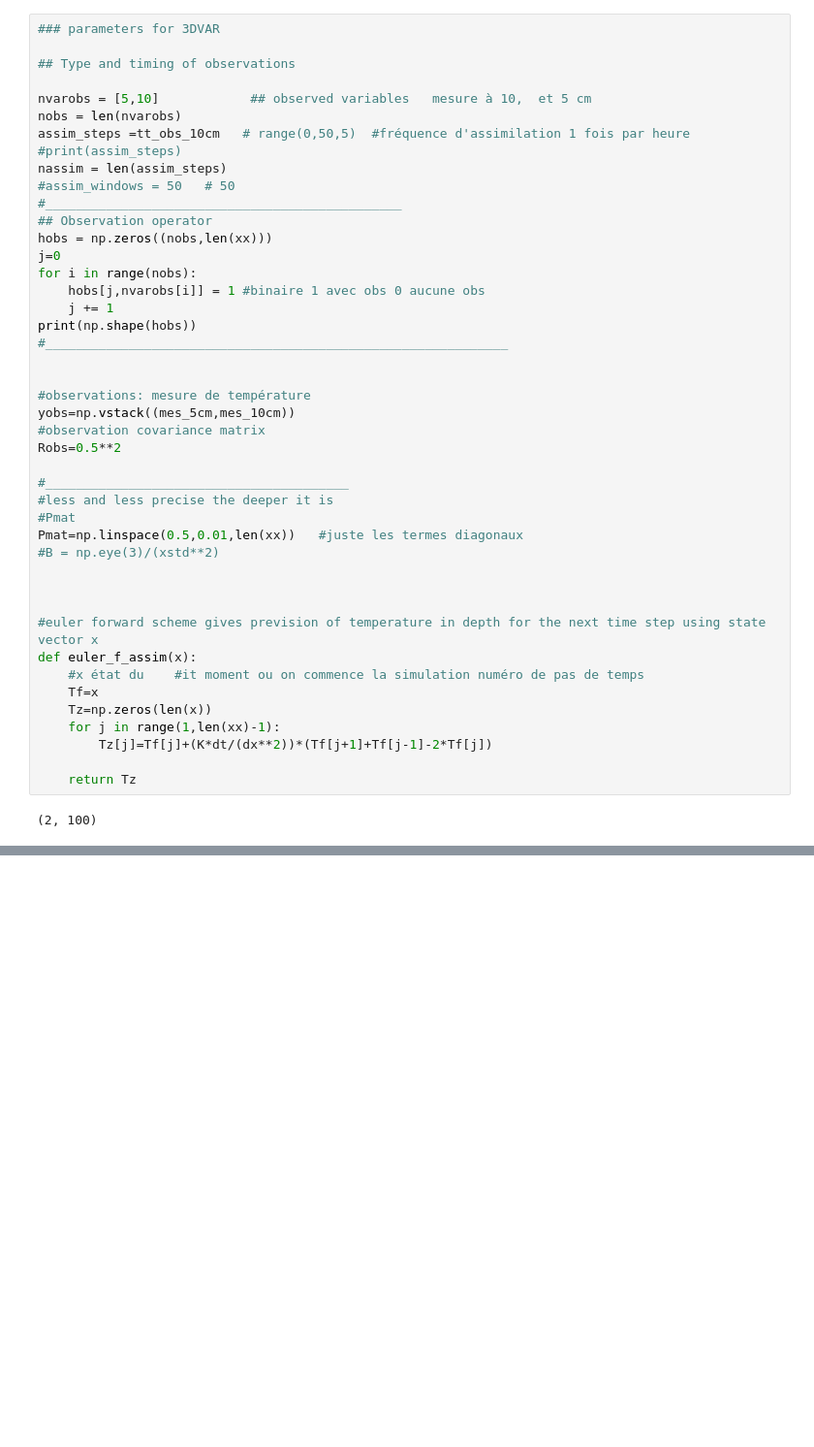
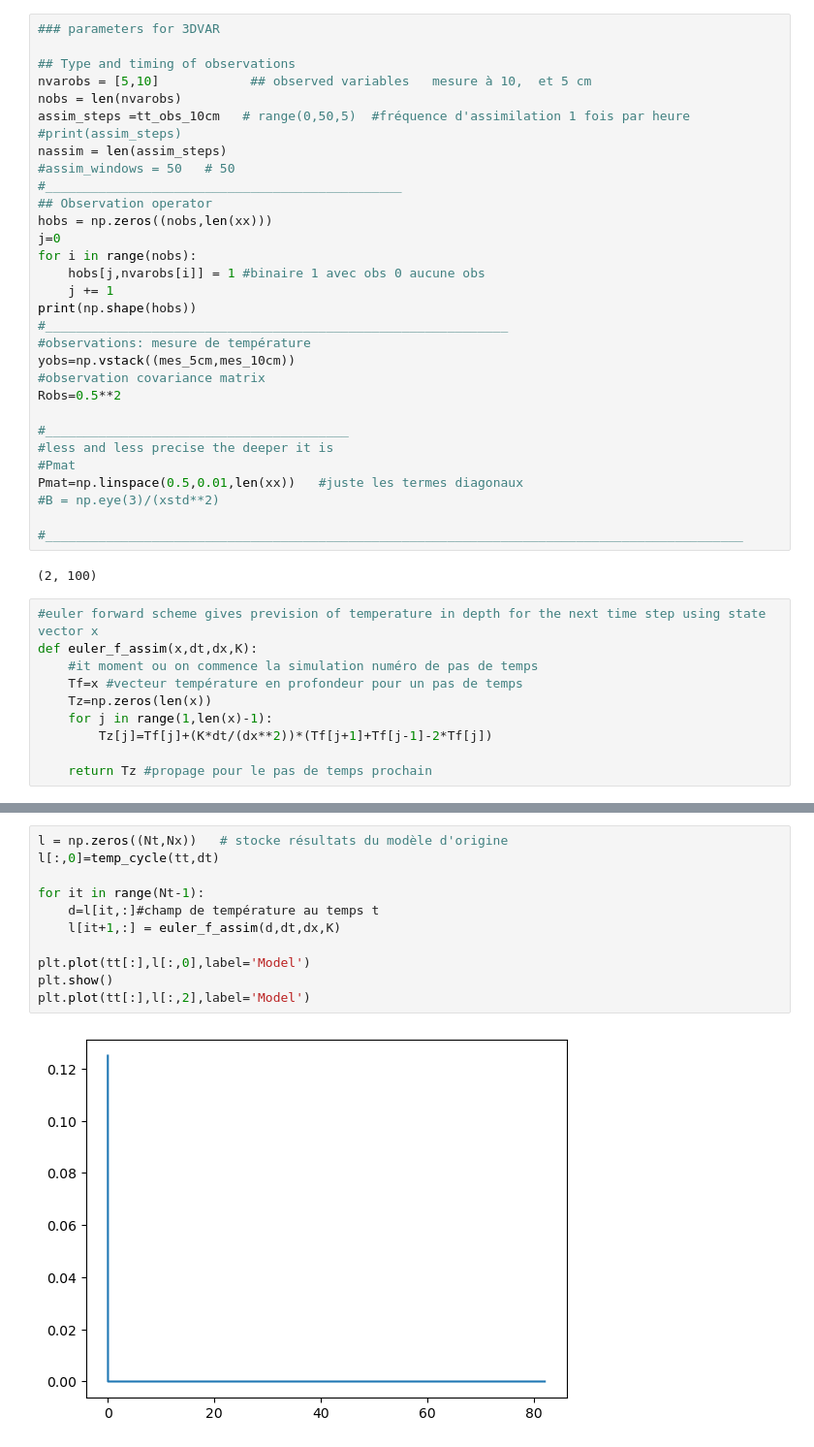
Before and after one commit to brune-RS/M2-Projet-numerique--Finite-difference--Data-assimilation-, a Jupyter notebook: generate_obs+3Dvar.ipynb, the cells around one changed output, grey strips where cells are left out. Shown at 97% size. Drawn from its saved outputs; the diff is of its cells as text; blank space fills up the shorter version.

```diff
--- a/generate_obs+3Dvar.ipynb
+++ b/generate_obs+3Dvar.ipynb
@@ -48,7 +48,6 @@ plt.grid()
 ### parameters for 3DVAR
 
 ## Type and timing of observations
-
 nvarobs = [5,10]            ## observed variables   mesure à 10,  et 5 cm
 nobs = len(nvarobs)
 assim_steps =tt_obs_10cm   # range(0,50,5)  #fréquence d'assimilation 1 fois par heure
@@ -64,8 +63,6 @@ for i in range(nobs):
     j += 1
 print(np.shape(hobs))
 #_____________________________________________________________
-
-
 #observations: mesure de température
 yobs=np.vstack((mes_5cm,mes_10cm))
 #observation covariance matrix
@@ -77,16 +74,16 @@ Robs=0.5**2
 Pmat=np.linspace(0.5,0.01,len(xx))   #juste les termes diagonaux
 #B = np.eye(3)/(xstd**2)
 
-
-
-#euler forward scheme gives prevision of temperature in depth for the next time step using state vector x
-def euler_f_assim(x):
-    #x état du    #it moment ou on commence la simulation numéro de pas de temps
-    Tf=x
-    Tz=np.zeros(len(x))
-    for j in range(1,len(xx)-1):
-        Tz[j]=Tf[j]+(K*dt/(dx**2))*(Tf[j+1]+Tf[j-1]-2*Tf[j])
-
-    return Tz
+#____________________________________________________________________________________________
 # %% [output]
 (2, 100)
+# %%
+#euler forward scheme gives prevision of temperature in depth for the next time step using state vector x
+def euler_f_assim(x,dt,dx,K):
+    #it moment ou on commence la simulation numéro de pas de temps
+    Tf=x #vecteur température en profondeur pour un pas de temps
+    Tz=np.zeros(len(x))
+    for j in range(1,len(x)-1):
+        Tz[j]=Tf[j]+(K*dt/(dx**2))*(Tf[j+1]+Tf[j-1]-2*Tf[j])
+
+    return Tz #propage pour le pas de temps prochain
@@ -92,0 +92,13 @@ def euler_f_assim(x):
+# %%
+l = np.zeros((Nt,Nx))   # stocke résultats du modèle d'origine
+l[:,0]=temp_cycle(tt,dt)
+
+for it in range(Nt-1):
+    d=l[it,:]#champ de température au temps t
+    l[it+1,:] = euler_f_assim(d,dt,dx,K)
+
+plt.plot(tt[:],l[:,0],label='Model')
+plt.show()
+plt.plot(tt[:],l[:,2],label='Model')
+# %% [output]
+[figure, added]
```
Also changed, not shown: parts of 5 cells of this notebook.
